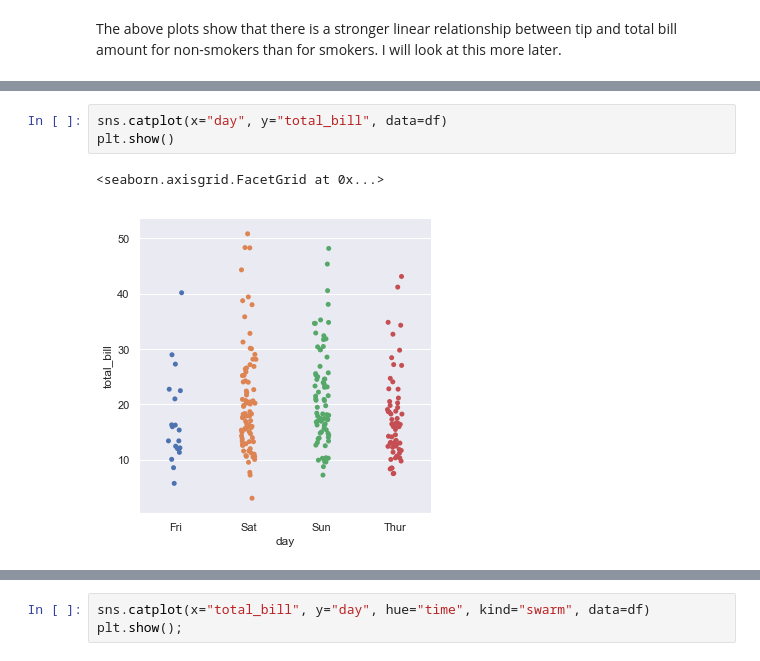
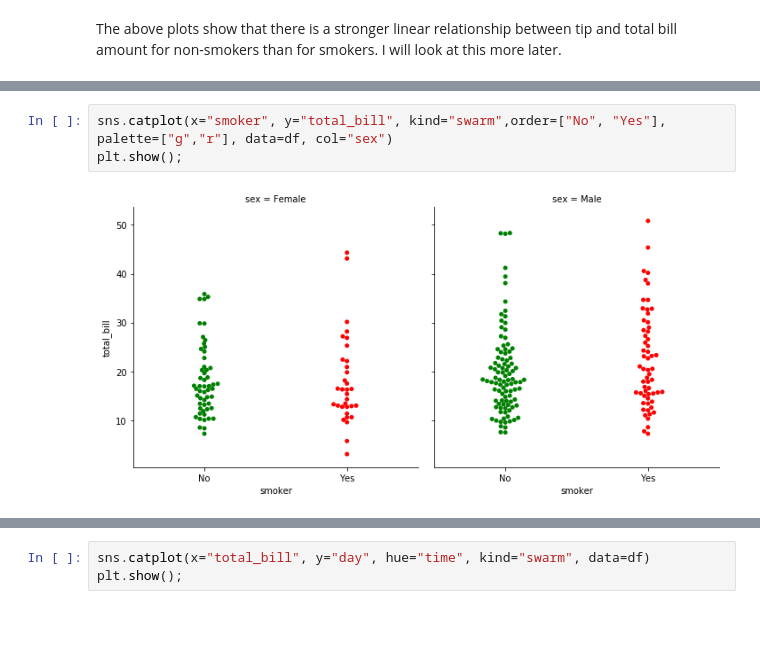
Before and after one commit to angela1C/Fundamentals-of-Data-Analysis-Project-2019, a Jupyter notebook: tips-project.ipynb, the cells around one changed output, grey strips where cells are left out. Cells and saved outputs as stored; diff of their text form; blank space fills up the shorter version.

Commit message:
categorical scatter plots

```diff
--- a/tips-project.ipynb
+++ b/tips-project.ipynb
@@ -787,6 +771,5 @@ I am currently working through the categorical scatterplots of the seaborn tutor
 # %%
-sns.catplot(x="day", y="total_bill", data=df)
-plt.show()
+sns.catplot(x="smoker", y="total_bill", kind="swarm",order=["No", "Yes"], palette=["g","r"], data=df, col="sex")
+plt.show();
 # %% [output]
-<seaborn.axisgrid.FacetGrid at 0x...>
-[figure, old version]
+[figure, new version]
```
Also changed, not shown: parts of 24 cells of this notebook.
